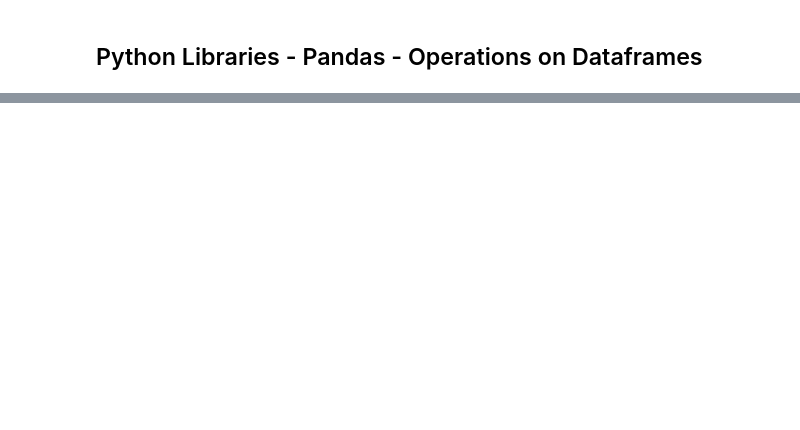
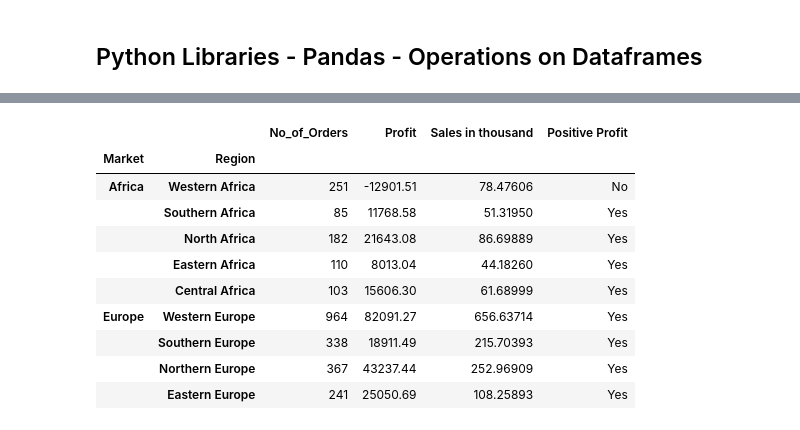
Before and after one commit to Anik-Adnan/Python-Libraries-NumPy-Matplotlib-and-Pandas, a Jupyter notebook: Pandas+Notebook+II.ipynb, the cells around one changed output, grey strips where cells are left out. Saved outputs shown, nothing was run; the diff lists cells and outputs as text; code cells hidden in the pictures; blank space fills up the shorter version.

```diff
--- a/Pandas+Notebook+II.ipynb
+++ b/Pandas+Notebook+II.ipynb
@@ -342,4 +476,17 @@ sales.loc[['Canada', 'Western Africa'], ['Profit', 'Sales']]
 # %%
 # Fetching the rows under African and European market
+sales_hier.loc[['Africa', 'Europe']]
+# %% [output]
+|  |  | No_of_Orders | Profit | Sales in thousand | Positive Profit |
+| Market | Region |  |  |  |  |
+| Africa | Western Africa | 251 | -12901.51 | 78.47606 | No |
+|  | Southern Africa | 85 | 11768.58 | 51.31950 | Yes |
+|  | North Africa | 182 | 21643.08 | 86.69889 | Yes |
+|  | Eastern Africa | 110 | 8013.04 | 44.18260 | Yes |
+|  | Central Africa | 103 | 15606.30 | 61.68999 | Yes |
+| Europe | Western Europe | 964 | 82091.27 | 656.63714 | Yes |
+|  | Southern Europe | 338 | 18911.49 | 215.70393 | Yes |
+|  | Northern Europe | 367 | 43237.44 | 252.96909 | Yes |
+|  | Eastern Europe | 241 | 25050.69 | 108.25893 | Yes |
 # %%
 # Fetching the rows under Western Europe in European market
```
Also changed, not shown: parts of 19 cells of this notebook.
